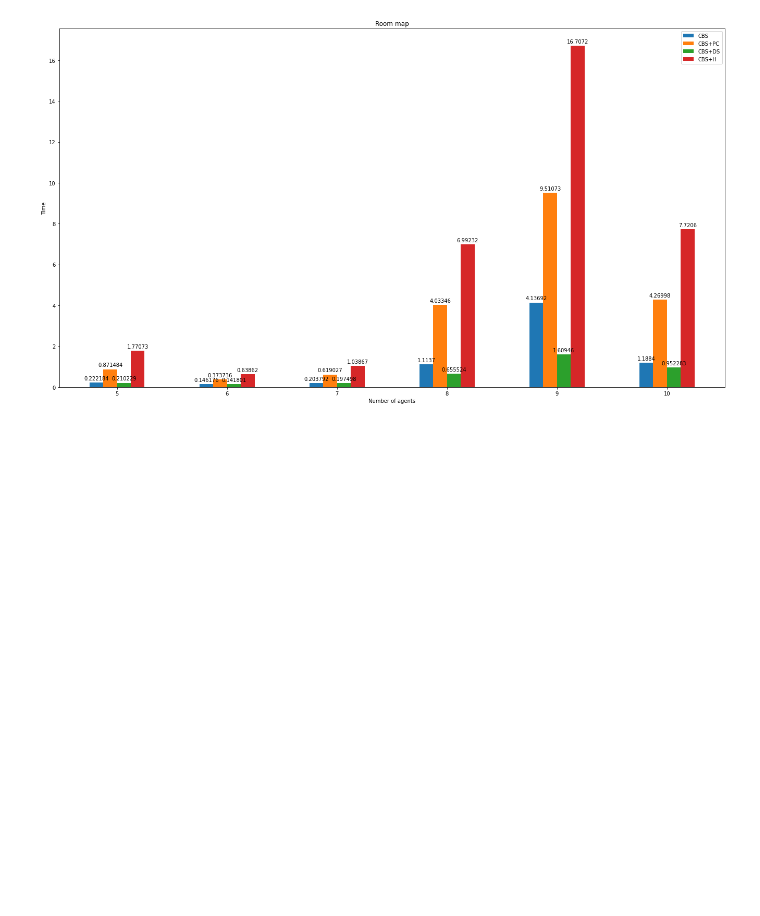
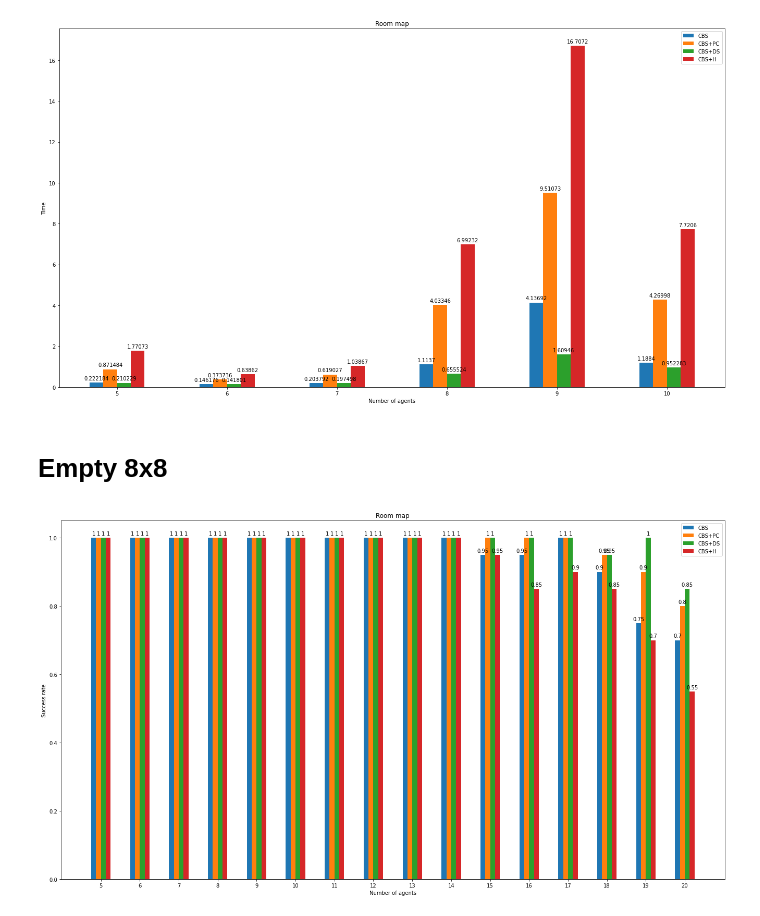
Before and after one commit to egdegd/Conflict-based-search, a Jupyter notebook: measurements/Measurements.ipynb, the cells around one changed output. Drawn from its saved outputs; the diff is of its cells as text; code cells hidden in the pictures; blank space fills up the shorter version.

Commit message:
add empty8x8 graphics

```diff
--- a/measurements/Measurements.ipynb
+++ b/measurements/Measurements.ipynb
@@ -139,3 +139,17 @@ times_H = np.load('../stats/times_room_H.npy')
 represent_hist(5, 10, [times_CBS, times_PC, times_DS, times_H], 'Time', 'Room map', ax)
 # %% [output]
 [figure]
+# %% [markdown]
+# Empty 8x8
+# %%
+fig, ax = plt.subplots()
+fig.set_size_inches(18.5, 10.5)
+
+ratios_CBS = np.load('../stats/ratios_empty_8.npy')
+ratios_PC = np.load('../stats/ratios_empty_8_PC.npy')
+ratios_DS = np.load('../stats/ratios_empty_8_DS.npy')
+ratios_H = np.load('../stats/ratios_empty_8_H.npy')
+
+represent_hist(5, 20, [ratios_CBS, ratios_PC, ratios_DS, ratios_H], 'Success rate', 'Room map', ax)
+# %% [output]
+[figure, added]
```
Also changed, not shown: parts of 2 cells of this notebook, 17 other files.
